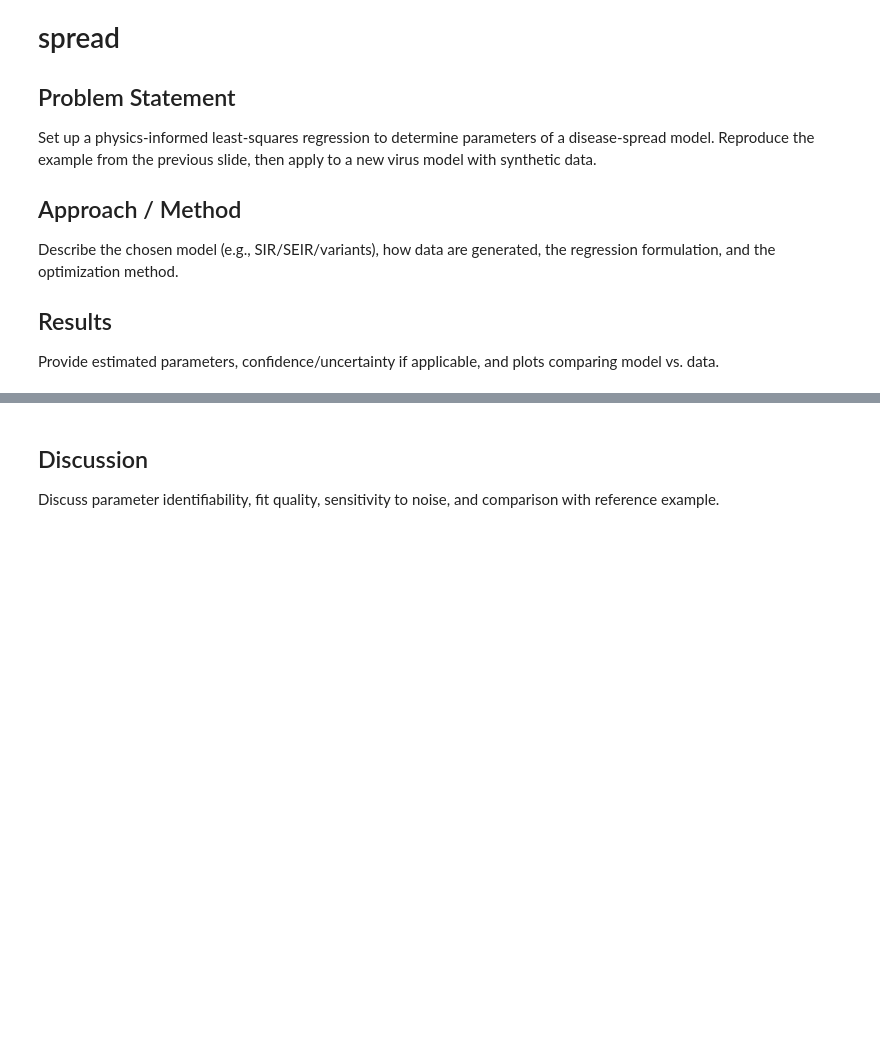
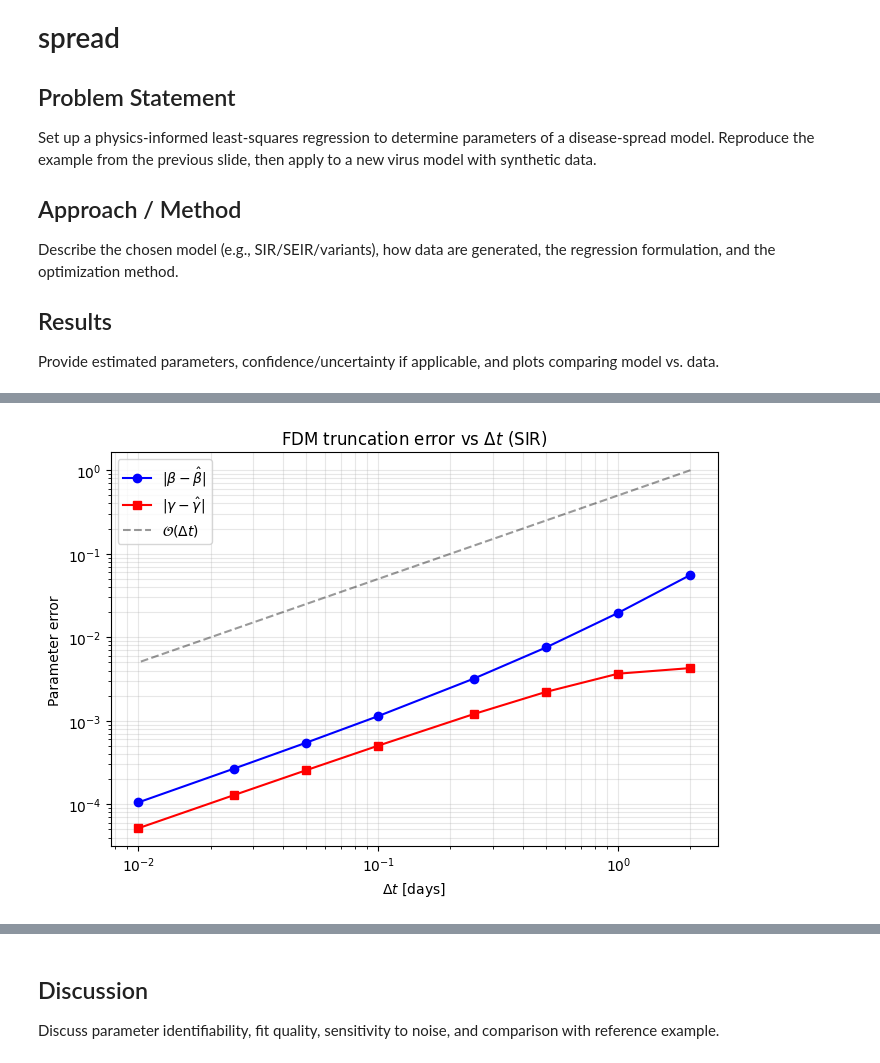
Before and after one commit to tzikos/Data-Driven-Methods, a Jupyter notebook: Week1/week1_exercises.ipynb, the cells around one changed output, grey strips where cells are left out. Saved outputs shown, nothing was run; the diff lists cells and outputs as text; code cells hidden in the pictures; blank space fills up the shorter version.

```diff
--- a/Week1/week1_exercises.ipynb
+++ b/Week1/week1_exercises.ipynb
@@ -275,2 +332,82 @@ Provide estimated parameters, confidence/uncertainty if applicable, and plots co
 # %%
-# TODO: set up least-squares regression
+# ═══════════════════════════════════════════════════════════════
+# Physics-informed least-squares regression for the SIR model
+# ═══════════════════════════════════════════════════════════════
+#
+# The model dS/dt = -(SI/N)β,  dI/dt = (SI/N)β − Iγ,  dR/dt = Iγ
+# is LINEAR in x = [β, γ]ᵀ.  Stack all N time points:
+#
+#        b  =  A · x       (overdetermined — solve via LS)
+
+def sir_regression(t, S, I, R, N, b_vec):
+    """Build A from state data and solve b = Ax via least-squares."""
+    n = len(b_vec) // 3
+    SI_N = S[:n] * I[:n] / N
+    A = np.column_stack([
+        np.concatenate([-SI_N,         SI_N,          np.zeros(n)]),   # β
+        np.concatenate([np.zeros(n),  -I[:n],         I[:n]       ])   # γ
+    ])
+    params, *_ = np.linalg.lstsq(A, b_vec, rcond=None)
+    return params  # [β̂, γ̂]
+
+# ── Method 1: RHS analytic (exact derivatives — sanity check) ──
+# Evaluate the ODE RHS at each data point using the TRUE parameters.
+# This verifies that the regression framework recovers them exactly.
+dSdt_exact = -beta_true * S_sir * I_sir / N_pop
+dIdt_exact =  beta_true * S_sir * I_sir / N_pop - gamma_true * I_sir
+dRdt_exact =  gamma_true * I_sir
+b_analytic = np.concatenate([dSdt_exact, dIdt_exact, dRdt_exact])
+
+params_rhs = sir_regression(t_sir, S_sir, I_sir, R_sir, N_pop, b_analytic)
+
+# ── Method 2: Forward Finite-Difference (FDM) derivatives ─────
+# dS/dt ≈ (Sⁿ⁺¹ − Sⁿ) / Δt   →  introduces O(Δt) truncation error
+dt_vec = np.diff(t_sir)
+dSdt_fdm = np.diff(S_sir) / dt_vec
+dIdt_fdm = np.diff(I_sir) / dt_vec
+dRdt_fdm = np.diff(R_sir) / dt_vec
+b_fdm = np.concatenate([dSdt_fdm, dIdt_fdm, dRdt_fdm])
+
+# Use the states at tₙ (not tₙ₊₁) to build A
+params_fdm = sir_regression(t_sir, S_sir[:-1], I_sir[:-1], R_sir[:-1], N_pop, b_fdm)
+
+# ── Results table (reproducing the slide) ──────────────────────
+print(f"{'Method':<16s} | {'β_exact':>8s}  {'γ_exact':>8s} | {'β̂':>8s}  {'γ̂':>8s} | {'|β−β̂|':>12s}  {'|γ−γ̂|':>12s}")
+print("─" * 88)
+for label, p in [('RHS, analytic', params_rhs), ('RHS, FDM', params_fdm)]:
+    print(f"{label:<16s} | {beta_true:8.4f}  {gamma_true:8.4f} |"
+          f" {p[0]:8.4f}  {p[1]:8.4f} |"
+          f" {abs(beta_true-p[0]):12.4e}  {abs(gamma_true-p[1]):12.4e}")
+
+# ── Truncation error study: FDM error vs Δt ───────────────────
+dt_values = [2.0, 1.0, 0.5, 0.25, 0.1, 0.05, 0.025, 0.01]
+beta_err, gamma_err = [], []
+
+for dt_test in dt_values:
+    t_test = np.arange(0, t_end + dt_test, dt_test)
+    sol_test = solve_ivp(
+        lambda t, y: sir_rhs(t, y, beta_true, gamma_true, N_pop),
+        (0, t_end), y0_sir, t_eval=t_test,
+        method='RK45', rtol=1e-12, atol=1e-14
+    )
+    St, It, Rt = sol_test.y
+    dt_v = np.diff(sol_test.t)
+    b_t = np.concatenate([np.diff(St)/dt_v, np.diff(It)/dt_v, np.diff(Rt)/dt_v])
+    p = sir_regression(sol_test.t, St[:-1], It[:-1], Rt[:-1], N_pop, b_t)
+    beta_err.append(abs(p[0] - beta_true))
+    gamma_err.append(abs(p[1] - gamma_true))
+
+fig, ax = plt.subplots(figsize=(7, 5))
+ax.loglog(dt_values, beta_err,  'bo-', label=r'$|\beta - \hat\beta|$')
+ax.loglog(dt_values, gamma_err, 'rs-', label=r'$|\gamma - \hat\gamma|$')
+# O(Δt) reference line
+dt_ref = np.array(dt_values)
+ax.loglog(dt_ref, 0.5*dt_ref, 'k--', alpha=0.4, label=r'$\mathcal{O}(\Delta t)$')
+ax.set_xlabel(r'$\Delta t$ [days]')
+ax.set_ylabel('Parameter error')
+ax.set_title(r'FDM truncation error vs $\Delta t$ (SIR)')
+ax.legend()
+ax.grid(True, which='both', alpha=0.3)
+plt.tight_layout()
+plt.show()
+# %% [output]
@@ -277 +418,2 @@ Provide estimated parameters, confidence/uncertainty if applicable, and plots co
+[figure, added]
 # %%
```
Also changed, not shown: parts of 10 cells of this notebook, 1 other file.
